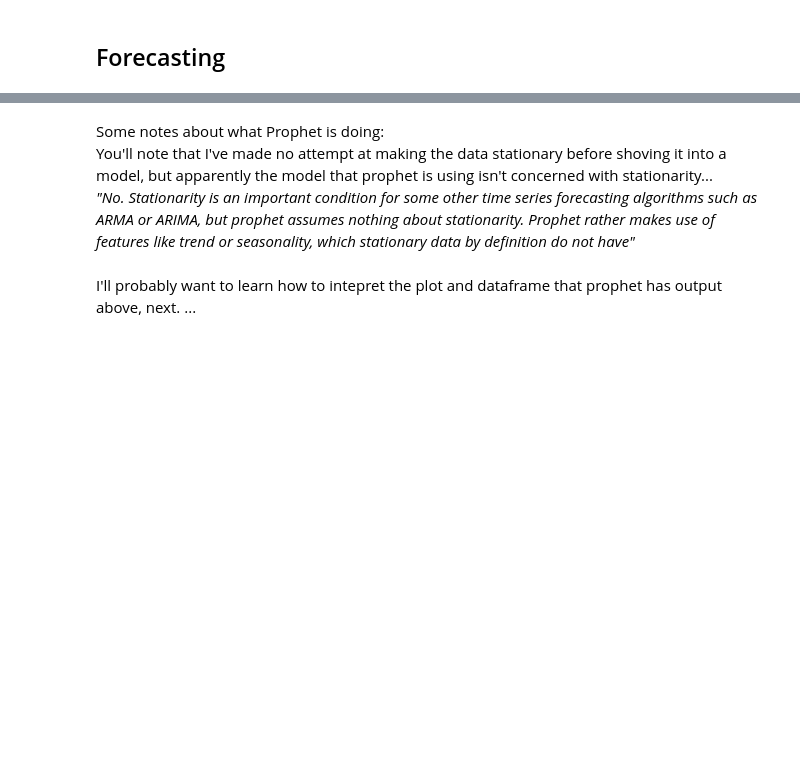
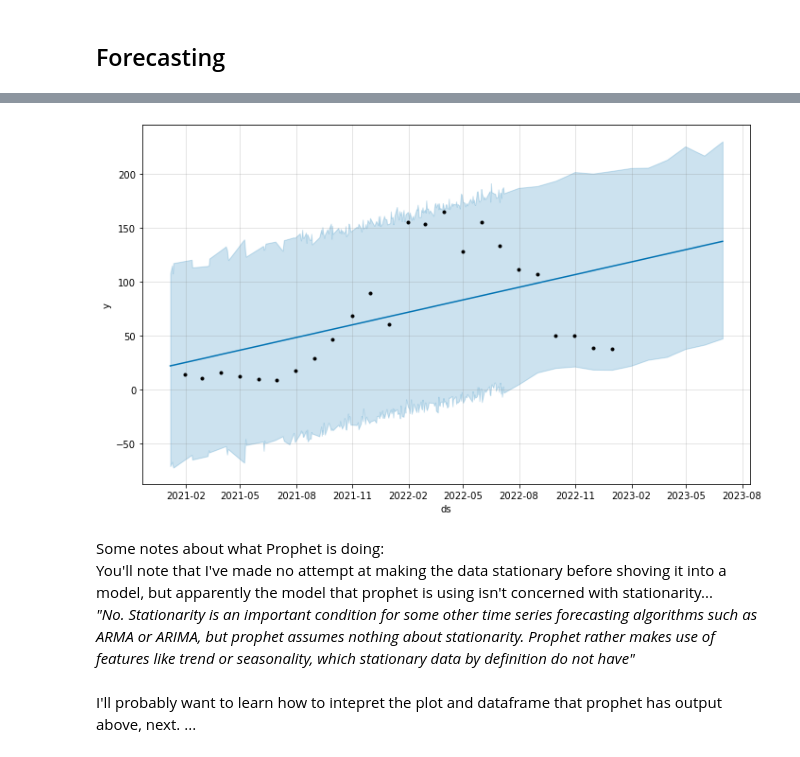
Before and after one commit to Louis-Bad/DACourse_prophet_forecast, a Jupyter notebook: forecasting.ipynb, the cells around one changed output, grey strips where cells are left out. Saved outputs shown, nothing was run; the diff lists cells and outputs as text; code cells hidden in the pictures; blank space fills up the shorter version.

```diff
--- a/forecasting.ipynb
+++ b/forecasting.ipynb
@@ -91,16 +130,17 @@ plot1 = m.plot(forecast)
 # %%
-# # forecasting with monthly dataframe
+# forecasting with monthly dataframe
 
-# # Fit model
-# m = Prophet(interval_width=0.95)
-# model2 = m.fit(df_monthly)
+# Fit model
+m = Prophet(interval_width=0.95)
+model2 = m.fit(df_monthly)
 
-# # Creating the future dates
-# future_dates2 = model.make_future_dataframe(periods=12, freq='M')
-# future_dates2.head()
+# Creating the future dates
+future_dates2 = model.make_future_dataframe(periods=12, freq='M')
+future_dates2.head()
 
-# # Forecasting output
-# forecast = m.predict(future_dates2)
+# Forecasting output
+forecast2 = m.predict(future_dates2)
 
-# # Forecast plot
-# plot2 = m.plot(forecast)
+# Forecast plot
+plot2 = m.plot(forecast2)
+# %% [output]
@@ -107,3 +149,4 @@ plot1 = m.plot(forecast)
+[figure, added]
 # %% [markdown]
 Some notes about what Prophet is doing: <br>
 You'll note that I've made no attempt at making the data stationary before shoving it into a model, but apparently the model that prophet is using isn't concerned with stationarity... <br>
```
Also changed, not shown: parts of 12 cells of this notebook.
